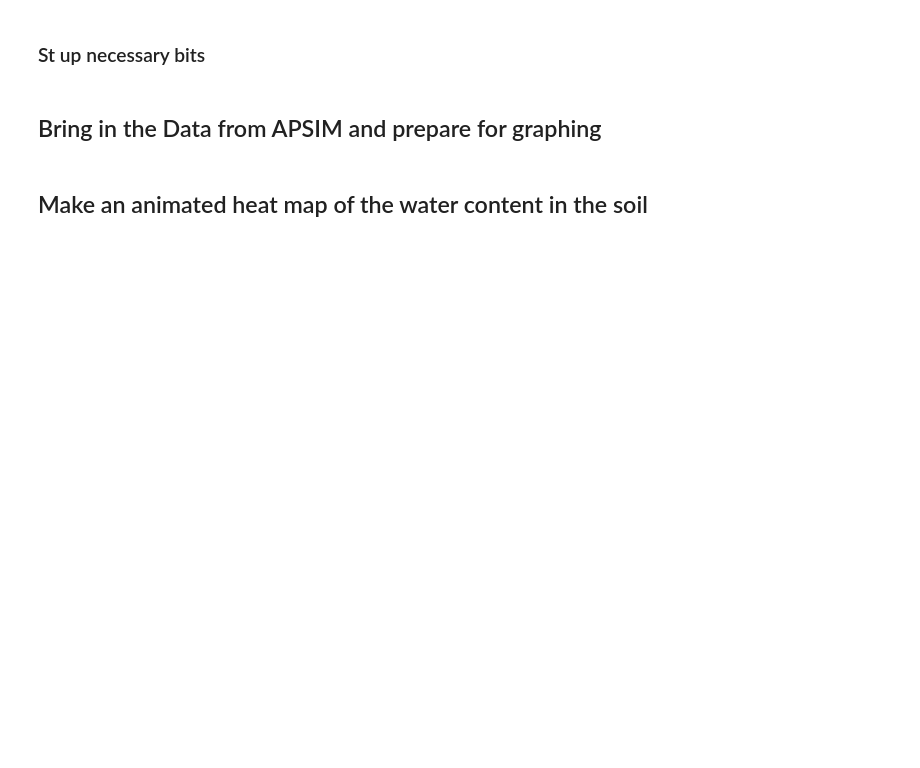
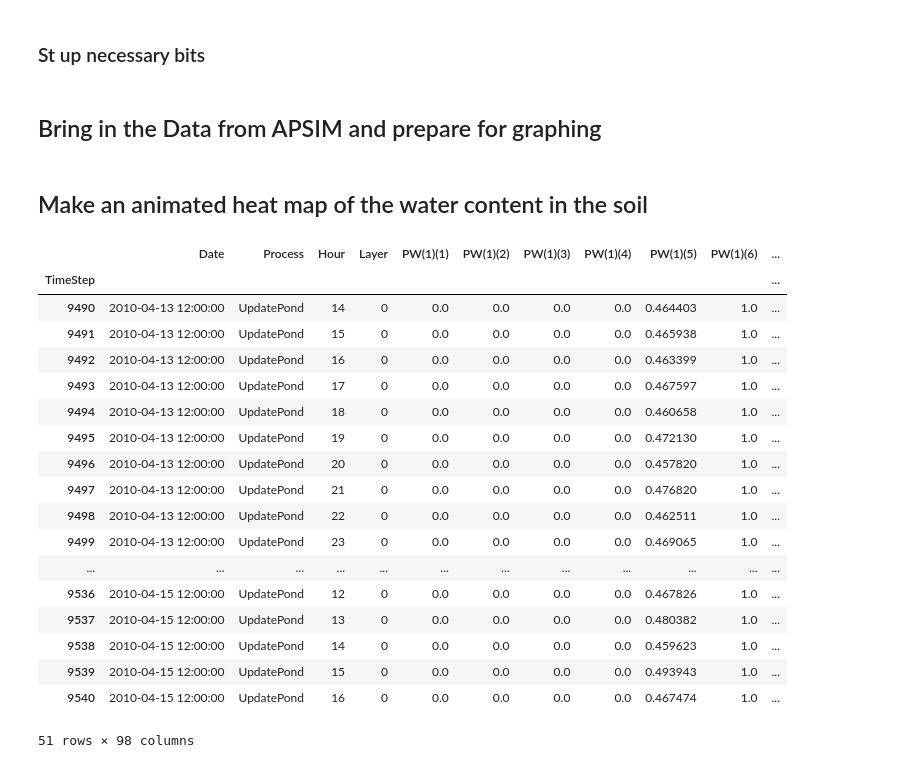
Before and after one commit to PlantandFoodResearch/MultiPoreWater, a Jupyter notebook: SoilAnimation.ipynb, the cells around one changed output. Saved outputs shown, nothing was run; the diff lists cells and outputs as text; code cells hidden in the pictures; blank space fills up the shorter version.

```diff
--- a/SoilAnimation.ipynb
+++ b/SoilAnimation.ipynb
@@ -99,2 +100,24 @@ im_ani = animation.ArtistAnimation(fig, ims, interval=100, repeat_delay=1000,
                                    blit=True)
 plt.show()
+# %%
+APSIMData.ix[9490:9540,:]
+# %% [output]
+|  | Date | Process | Hour | Layer | PW(1)(1) | PW(1)(2) | PW(1)(3) | PW(1)(4) | PW(1)(5) | PW(1)(6) | ... |
+| TimeStep |  |  |  |  |  |  |  |  |  |  | ... |
+| 9490 | 2010-04-13 12:00:00 | UpdatePond | 14 | 0 | 0.0 | 0.0 | 0.0 | 0.0 | 0.464403 | 1.0 | ... |
+| 9491 | 2010-04-13 12:00:00 | UpdatePond | 15 | 0 | 0.0 | 0.0 | 0.0 | 0.0 | 0.465938 | 1.0 | ... |
+| 9492 | 2010-04-13 12:00:00 | UpdatePond | 16 | 0 | 0.0 | 0.0 | 0.0 | 0.0 | 0.463399 | 1.0 | ... |
+| 9493 | 2010-04-13 12:00:00 | UpdatePond | 17 | 0 | 0.0 | 0.0 | 0.0 | 0.0 | 0.467597 | 1.0 | ... |
+| 9494 | 2010-04-13 12:00:00 | UpdatePond | 18 | 0 | 0.0 | 0.0 | 0.0 | 0.0 | 0.460658 | 1.0 | ... |
+| 9495 | 2010-04-13 12:00:00 | UpdatePond | 19 | 0 | 0.0 | 0.0 | 0.0 | 0.0 | 0.472130 | 1.0 | ... |
+| 9496 | 2010-04-13 12:00:00 | UpdatePond | 20 | 0 | 0.0 | 0.0 | 0.0 | 0.0 | 0.457820 | 1.0 | ... |
+| 9497 | 2010-04-13 12:00:00 | UpdatePond | 21 | 0 | 0.0 | 0.0 | 0.0 | 0.0 | 0.476820 | 1.0 | ... |
+| 9498 | 2010-04-13 12:00:00 | UpdatePond | 22 | 0 | 0.0 | 0.0 | 0.0 | 0.0 | 0.462511 | 1.0 | ... |
+| 9499 | 2010-04-13 12:00:00 | UpdatePond | 23 | 0 | 0.0 | 0.0 | 0.0 | 0.0 | 0.469065 | 1.0 | ... |
+| ... | ... | ... | ... | ... | ... | ... | ... | ... | ... | ... | ... |
+| 9536 | 2010-04-15 12:00:00 | UpdatePond | 12 | 0 | 0.0 | 0.0 | 0.0 | 0.0 | 0.467826 | 1.0 | ... |
+| 9537 | 2010-04-15 12:00:00 | UpdatePond | 13 | 0 | 0.0 | 0.0 | 0.0 | 0.0 | 0.480382 | 1.0 | ... |
+| 9538 | 2010-04-15 12:00:00 | UpdatePond | 14 | 0 | 0.0 | 0.0 | 0.0 | 0.0 | 0.459623 | 1.0 | ... |
+| 9539 | 2010-04-15 12:00:00 | UpdatePond | 15 | 0 | 0.0 | 0.0 | 0.0 | 0.0 | 0.493943 | 1.0 | ... |
+| 9540 | 2010-04-15 12:00:00 | UpdatePond | 16 | 0 | 0.0 | 0.0 | 0.0 | 0.0 | 0.467474 | 1.0 | ... |
+51 rows × 98 columns
```
Also changed, not shown: parts of 1 cell of this notebook, 2 other files.
